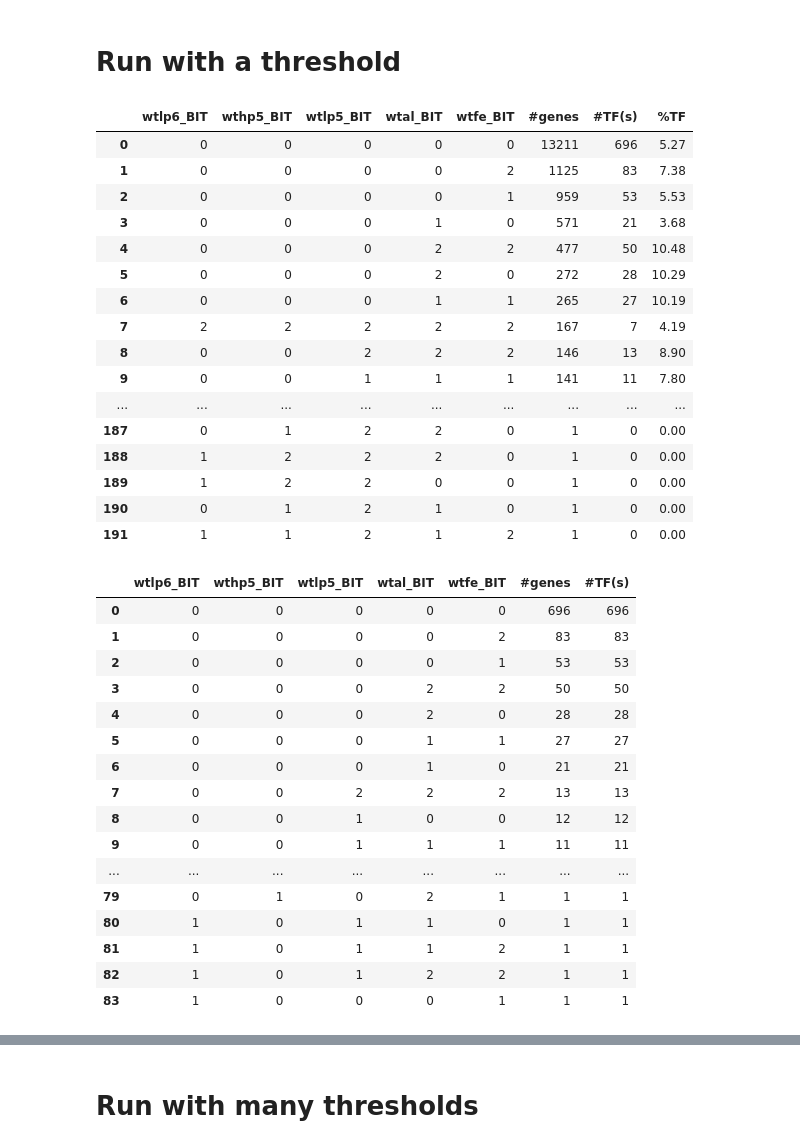
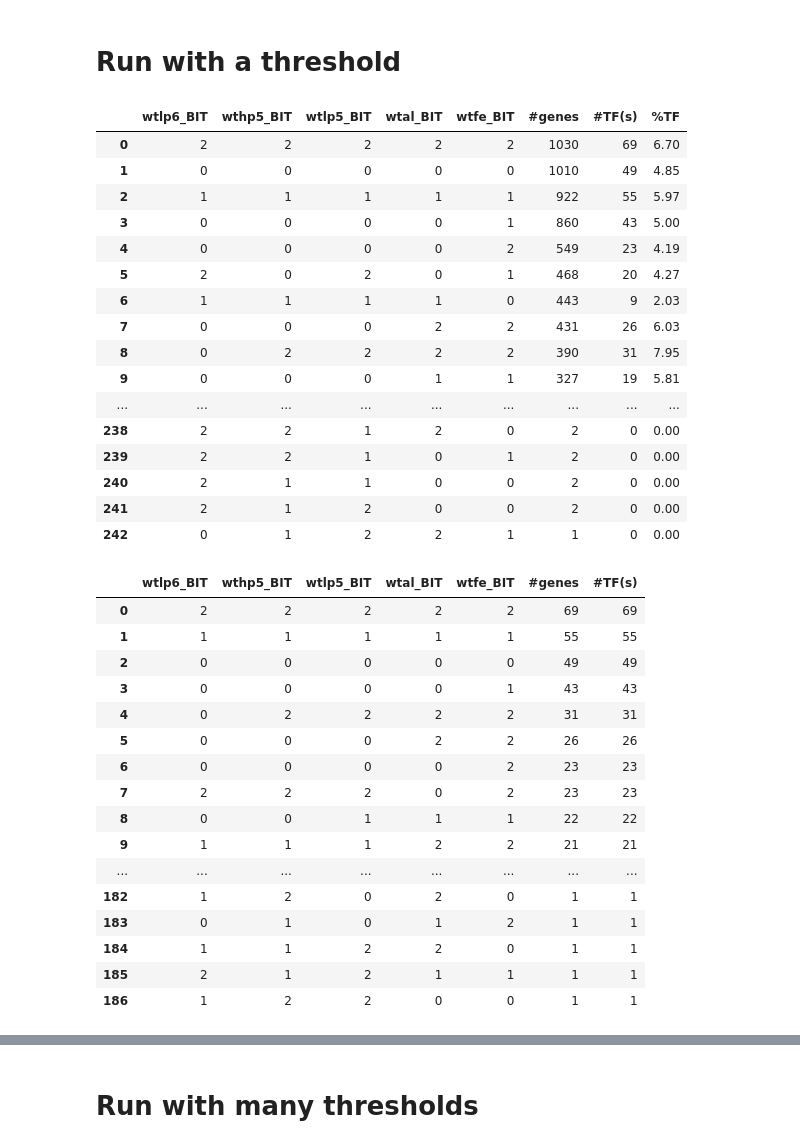
Before and after one commit to chaupmcs/plant_project, a Jupyter notebook: plant_model-UP_DOWN_NOCHANGE-Log2Fold.ipynb, the cells around one changed output, grey strips where cells are left out. Drawn from its saved outputs; the diff is of its cells as text; code cells hidden in the pictures.

```diff
--- a/plant_model-UP_DOWN_NOCHANGE-Log2Fold.ipynb
+++ b/plant_model-UP_DOWN_NOCHANGE-Log2Fold.ipynb
@@ -206,34 +242,34 @@ data_df.shape
 # %% [markdown]
 # Run with a threshold
 # %%
-thres = 1.5
+thres = 1.1
 
 for c in wt_conditioned_cols:
     data_df[c+"_BIT"] = data_df.apply(lambda x: convert_to_up_down_noChange_2(x, thres, c, base_col), 1)
 
 data_df["group_id"] = data_df[wt_BIT_cols].apply(lambda x: "".join(x[c] for c in wt_BIT_cols),1)
 
 stats_data_df = data_df[wt_BIT_cols + ["atID", "label"]].groupby(wt_BIT_cols).agg({"atID": np.size, "label": np.sum}).reset_index().sort_values("atID", ascending= False).reset_index(drop=True).rename(columns = {"atID": "#genes", "label":"#TF(s)"})
 stats_data_df["%TF"] = np.round(stats_data_df["#TF(s)"] * 100/stats_data_df["#genes"],2)
 stats_data_df
 # %% [output]
 |  | wtlp6_BIT | wthp5_BIT | wtlp5_BIT | wtal_BIT | wtfe_BIT | #genes | #TF(s) | %TF |
-| 0 | 0 | 0 | 0 | 0 | 0 | 13211 | 696 | 5.27 |
-| 1 | 0 | 0 | 0 | 0 | 2 | 1125 | 83 | 7.38 |
-| 2 | 0 | 0 | 0 | 0 | 1 | 959 | 53 | 5.53 |
-| 3 | 0 | 0 | 0 | 1 | 0 | 571 | 21 | 3.68 |
-| 4 | 0 | 0 | 0 | 2 | 2 | 477 | 50 | 10.48 |
-| 5 | 0 | 0 | 0 | 2 | 0 | 272 | 28 | 10.29 |
-| 6 | 0 | 0 | 0 | 1 | 1 | 265 | 27 | 10.19 |
-| 7 | 2 | 2 | 2 | 2 | 2 | 167 | 7 | 4.19 |
-| 8 | 0 | 0 | 2 | 2 | 2 | 146 | 13 | 8.90 |
-| 9 | 0 | 0 | 1 | 1 | 1 | 141 | 11 | 7.80 |
+| 0 | 2 | 2 | 2 | 2 | 2 | 1030 | 69 | 6.70 |
+| 1 | 0 | 0 | 0 | 0 | 0 | 1010 | 49 | 4.85 |
+| 2 | 1 | 1 | 1 | 1 | 1 | 922 | 55 | 5.97 |
+| 3 | 0 | 0 | 0 | 0 | 1 | 860 | 43 | 5.00 |
+| 4 | 0 | 0 | 0 | 0 | 2 | 549 | 23 | 4.19 |
+| 5 | 2 | 0 | 2 | 0 | 1 | 468 | 20 | 4.27 |
+| 6 | 1 | 1 | 1 | 1 | 0 | 443 | 9 | 2.03 |
+| 7 | 0 | 0 | 0 | 2 | 2 | 431 | 26 | 6.03 |
+| 8 | 0 | 2 | 2 | 2 | 2 | 390 | 31 | 7.95 |
+| 9 | 0 | 0 | 0 | 1 | 1 | 327 | 19 | 5.81 |
 | ... | ... | ... | ... | ... | ... | ... | ... | ... |
-| 187 | 0 | 1 | 2 | 2 | 0 | 1 | 0 | 0.00 |
-| 188 | 1 | 2 | 2 | 2 | 0 | 1 | 0 | 0.00 |
-| 189 | 1 | 2 | 2 | 0 | 0 | 1 | 0 | 0.00 |
-| 190 | 0 | 1 | 2 | 1 | 0 | 1 | 0 | 0.00 |
-| 191 | 1 | 1 | 2 | 1 | 2 | 1 | 0 | 0.00 |
+| 238 | 2 | 2 | 1 | 2 | 0 | 2 | 0 | 0.00 |
+| 239 | 2 | 2 | 1 | 0 | 1 | 2 | 0 | 0.00 |
+| 240 | 2 | 1 | 1 | 0 | 0 | 2 | 0 | 0.00 |
+| 241 | 2 | 1 | 2 | 0 | 0 | 2 | 0 | 0.00 |
+| 242 | 0 | 1 | 2 | 2 | 1 | 1 | 0 | 0.00 |
 # %%
 stats_data_df["group_id"] = stats_data_df[wt_BIT_cols].apply(lambda x: "".join(x[c] for c in wt_BIT_cols),1)
 # stats_data_df.head()
@@ -243,19 +279,19 @@ stats_class_1_only = data_df_class_1_only[wt_BIT_cols + ["atID", "label"]].group
 stats_class_1_only
 # %% [output]
 |  | wtlp6_BIT | wthp5_BIT | wtlp5_BIT | wtal_BIT | wtfe_BIT | #genes | #TF(s) |
-| 0 | 0 | 0 | 0 | 0 | 0 | 696 | 696 |
-| 1 | 0 | 0 | 0 | 0 | 2 | 83 | 83 |
-| 2 | 0 | 0 | 0 | 0 | 1 | 53 | 53 |
-| 3 | 0 | 0 | 0 | 2 | 2 | 50 | 50 |
-| 4 | 0 | 0 | 0 | 2 | 0 | 28 | 28 |
-| 5 | 0 | 0 | 0 | 1 | 1 | 27 | 27 |
-| 6 | 0 | 0 | 0 | 1 | 0 | 21 | 21 |
-| 7 | 0 | 0 | 2 | 2 | 2 | 13 | 13 |
-| 8 | 0 | 0 | 1 | 0 | 0 | 12 | 12 |
-| 9 | 0 | 0 | 1 | 1 | 1 | 11 | 11 |
+| 0 | 2 | 2 | 2 | 2 | 2 | 69 | 69 |
+| 1 | 1 | 1 | 1 | 1 | 1 | 55 | 55 |
+| 2 | 0 | 0 | 0 | 0 | 0 | 49 | 49 |
+| 3 | 0 | 0 | 0 | 0 | 1 | 43 | 43 |
+| 4 | 0 | 2 | 2 | 2 | 2 | 31 | 31 |
+| 5 | 0 | 0 | 0 | 2 | 2 | 26 | 26 |
+| 6 | 0 | 0 | 0 | 0 | 2 | 23 | 23 |
+| 7 | 2 | 2 | 2 | 0 | 2 | 23 | 23 |
+| 8 | 0 | 0 | 1 | 1 | 1 | 22 | 22 |
+| 9 | 1 | 1 | 1 | 2 | 2 | 21 | 21 |
 | ... | ... | ... | ... | ... | ... | ... | ... |
-| 79 | 0 | 1 | 0 | 2 | 1 | 1 | 1 |
-| 80 | 1 | 0 | 1 | 1 | 0 | 1 | 1 |
-| 81 | 1 | 0 | 1 | 1 | 2 | 1 | 1 |
-| 82 | 1 | 0 | 1 | 2 | 2 | 1 | 1 |
-| 83 | 1 | 0 | 0 | 0 | 1 | 1 | 1 |
+| 182 | 1 | 2 | 0 | 2 | 0 | 1 | 1 |
+| 183 | 0 | 1 | 0 | 1 | 2 | 1 | 1 |
+| 184 | 1 | 1 | 2 | 2 | 0 | 1 | 1 |
+| 185 | 2 | 1 | 2 | 1 | 1 | 1 | 1 |
+| 186 | 1 | 2 | 2 | 0 | 0 | 1 | 1 |
```
Also changed, not shown: parts of 11 cells of this notebook, 1 other file.
